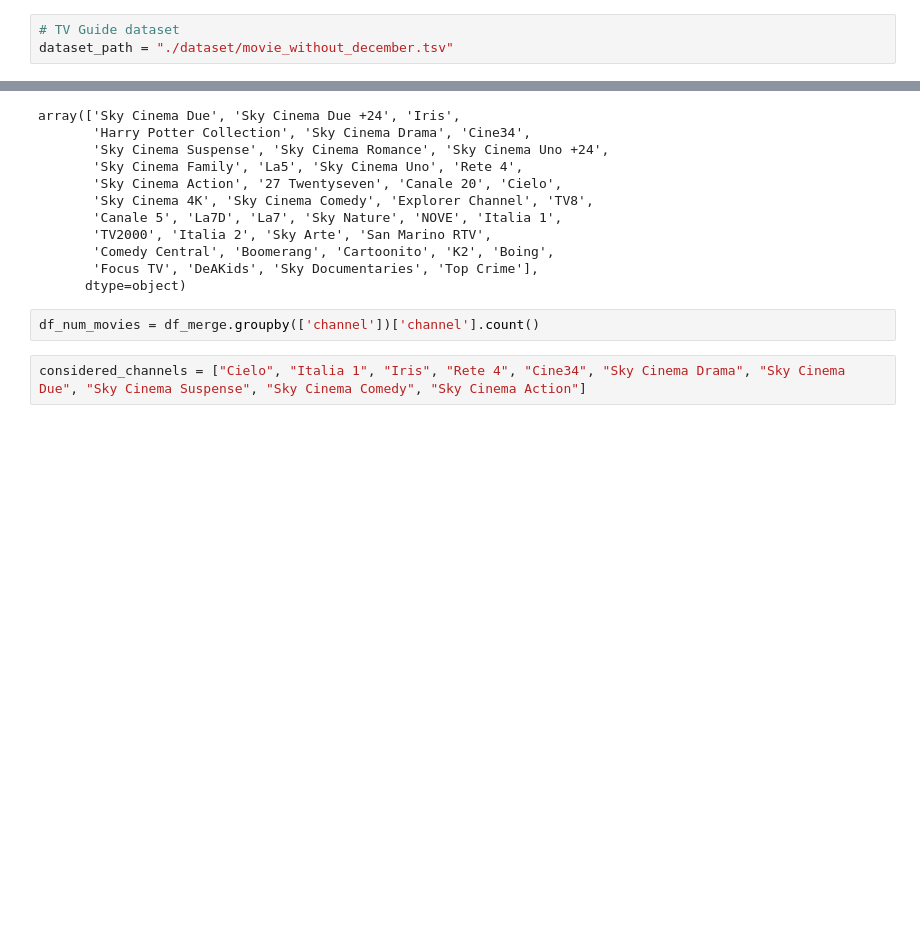
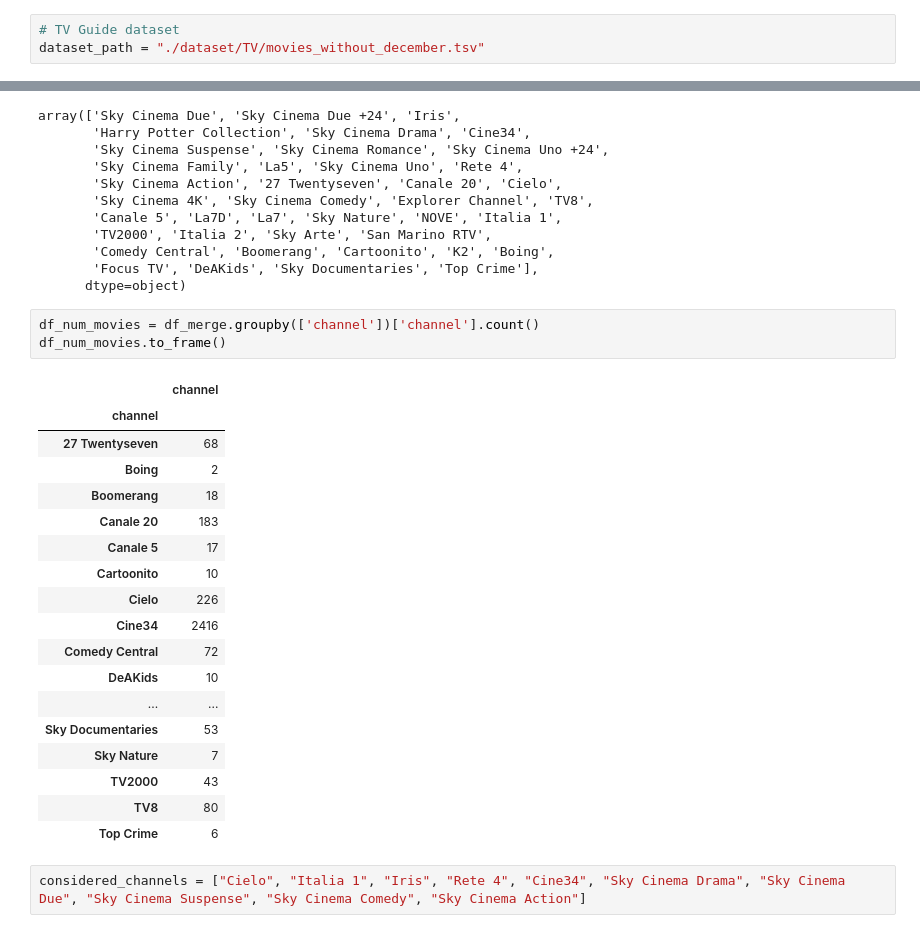
Before and after one commit to florin-git/TV-Movies-Visual-Analytics, a Jupyter notebook: dataset_creation.ipynb, the cells around one changed output, grey strips where cells are left out. Drawn from its saved outputs; the diff is of its cells as text; blank space fills up the shorter version.

```diff
--- a/dataset_creation.ipynb
+++ b/dataset_creation.ipynb
@@ -8,7 +8,7 @@ warnings.filterwarnings('ignore')
 # Pre-processing
 # %%
 # TV Guide dataset
-dataset_path = "./dataset/movie_without_december.tsv"
+dataset_path = "./dataset/TV/movies_without_december.tsv"
 # %%
 df = pd.read_csv(dataset_path, sep="\t")
 # %%
@@ -108,6 +108,26 @@ array(['Sky Cinema Due', 'Sky Cinema Due +24', 'Iris',
       dtype=object)
 # %%
 df_num_movies = df_merge.groupby(['channel'])['channel'].count()
+df_num_movies.to_frame()
+# %% [output]
+|  | channel |
+| channel |  |
+| 27 Twentyseven | 68 |
+| Boing | 2 |
+| Boomerang | 18 |
+| Canale 20 | 183 |
+| Canale 5 | 17 |
+| Cartoonito | 10 |
+| Cielo | 226 |
+| Cine34 | 2416 |
+| Comedy Central | 72 |
+| DeAKids | 10 |
+| ... | ... |
+| Sky Documentaries | 53 |
+| Sky Nature | 7 |
+| TV2000 | 43 |
+| TV8 | 80 |
+| Top Crime | 6 |
 # %%
 considered_channels = ["Cielo", "Italia 1", "Iris", "Rete 4", "Cine34", "Sky Cinema Drama", "Sky Cinema Due", "Sky Cinema Suspense", "Sky Cinema Comedy", "Sky Cinema Action"]
 # %%
```
Also changed, not shown: 4 other files.
